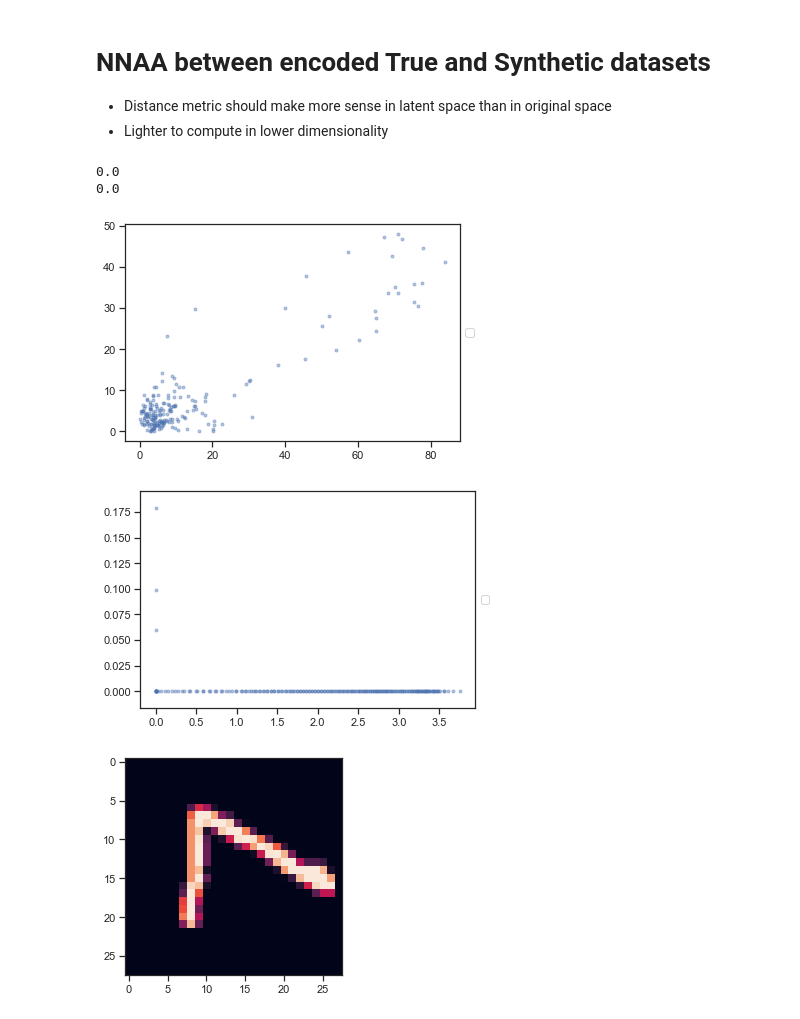
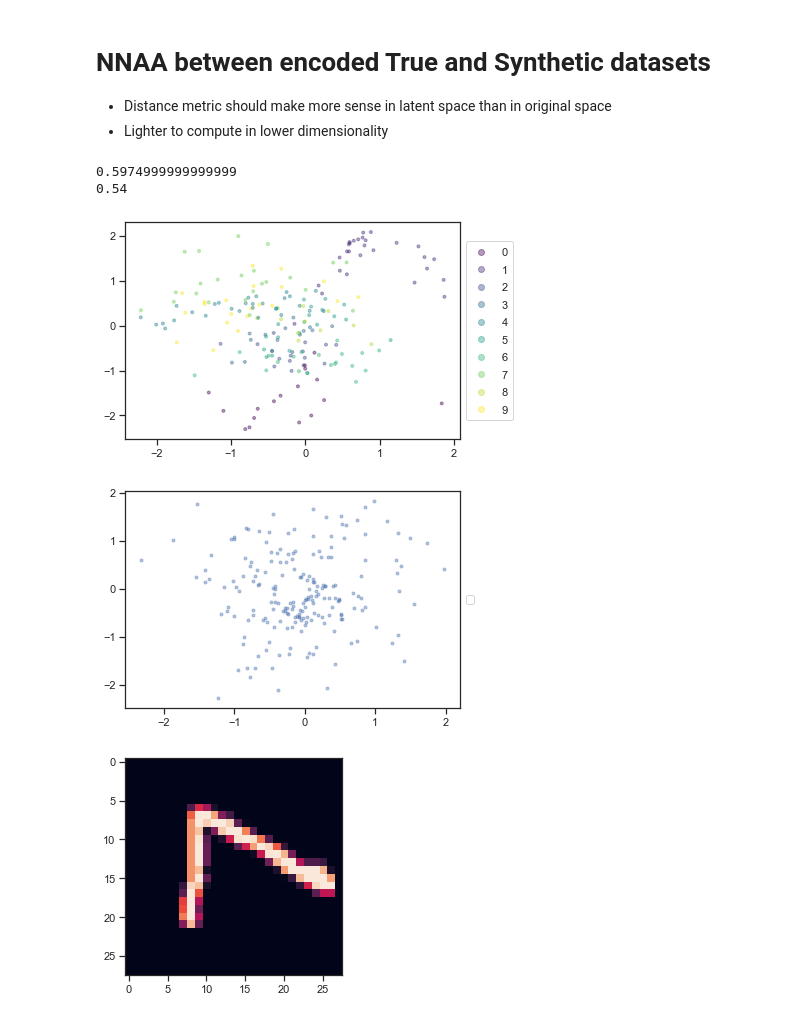
Before and after one commit to Didayolo/generators, a Jupyter notebook: vae_benchmark.ipynb, the cells around one changed output. Saved outputs shown, nothing was run; the diff lists cells and outputs as text; code cells hidden in the pictures.

```diff
--- a/vae_benchmark.ipynb
+++ b/vae_benchmark.ipynb
@@ -171,7 +173,7 @@ from scipy.stats import norm
 (x_train, y_train), (x_test, y_test) = mnist.load_data()
 input_dim = 28*28
 
-architecture = 'cnn'
+architecture = 'fully'
 
 if architecture == 'fully':
     # Fully connected
@@ -195,5 +199,5 @@ def show(example, rotation=False, reshape=True):
 # %% [markdown]
 # VAE
 # %%
-model = VAE(input_dim, layers=256, latent_dim=2, loss='binary_crossentropy', architecture=architecture)
+model = VAE(input_dim, layers=256, latent_dim=2, loss='nll', architecture=architecture) #layers=[32, 8]
 vae, encoder, decoder = model.autoencoder, model.encoder, model.decoder
@@ -202,12 +209,11 @@ WARNING: CNN architecture is currently hard-coded for MNIST dataset.
 # %%
 batch_size=100
-epochs=1
+epochs=10
 
-vae.fit(x_train,
-        x_train,
-        shuffle=True,
-        epochs=epochs,
-        batch_size=batch_size,
-        validation_data=(x_test, x_test))
+model.fit(x_train,
+          shuffle=True,
+          epochs=epochs,
+          batch_size=batch_size,
+          validation_data=(x_test, x_test))
 # %% [output]
 Train on 60000 samples, validate on 10000 samples
@@ -254,2 +272,4 @@ WARNING: Impossible to cast sampled data to autopandas.AutoData
+# %%
+x_decoded = np.array(model.sample(x_test.shape[0])) # generation
 # %%
 # PCA plot
@@ -272,14 +292,14 @@ x_decoded = x_decoded[:nb]
 print(model.distance(x_decoded, x_train, method='nnaa'))
 print(model.distance(x_decoded, x_test, method='nnaa'))
 # %% [output]
-0.0
-0.0
+0.5974999999999999
+0.54
 # %%
-apd.AutoData(model.encoder.predict(x_test)).plot()
+apd.AutoData(model.encoder.predict(x_test)).plot(c=y_test[:nb])
 apd.AutoData(model.encoder.predict(x_decoded)).plot()
 # %% [output]
-[figure, old version]
+[figure, new version]
-[figure, old version]
+[figure, new version]
 # %%
 show(x_test[0], rotation=True)
 # %% [output]
```
Also changed, not shown: parts of 19 cells of this notebook.
